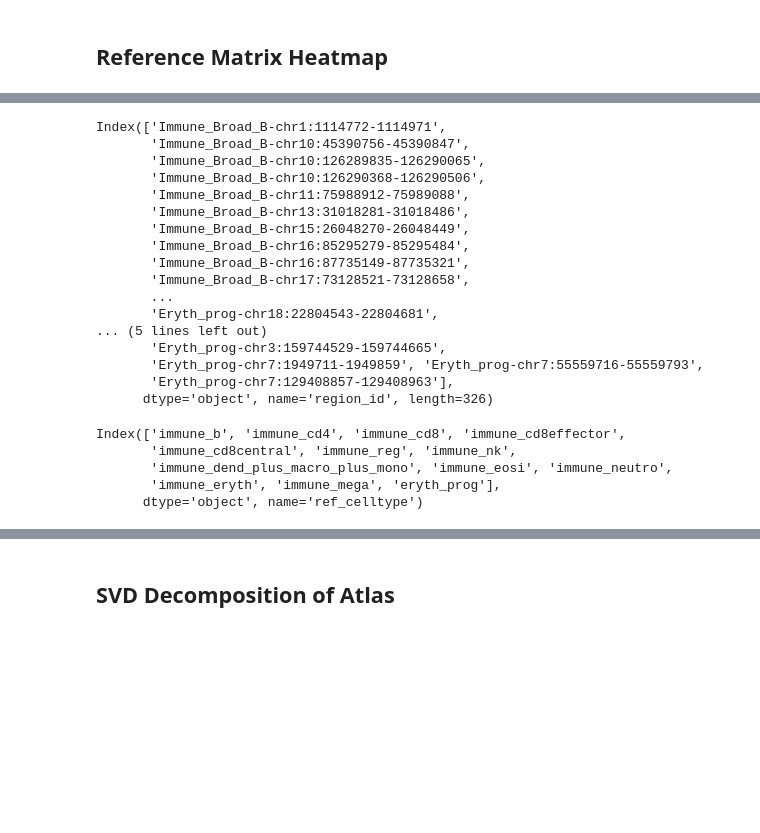
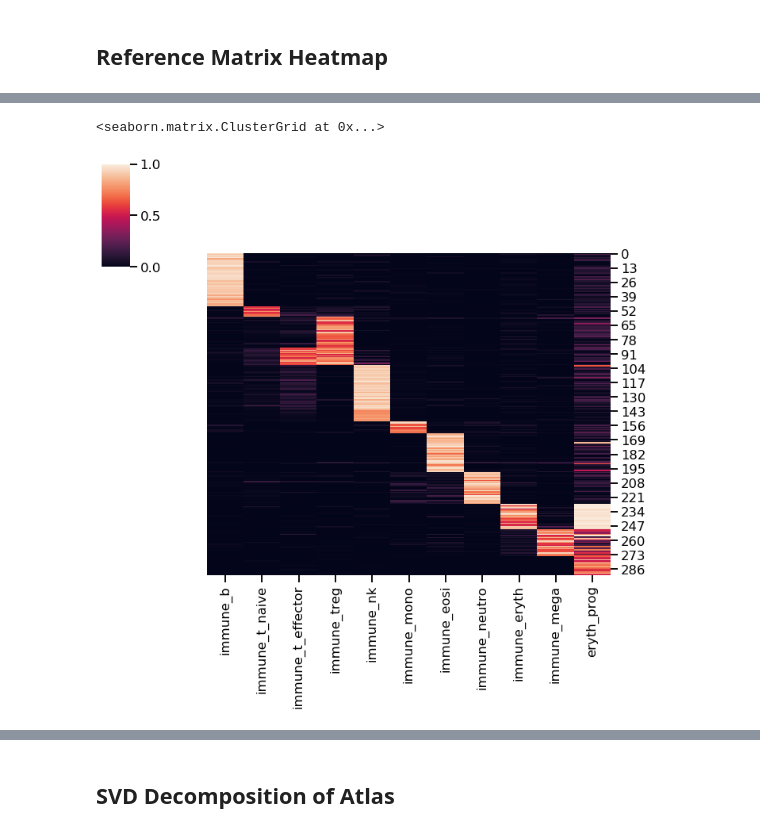
Before and after one commit to gh-msun/gh-msun, a Jupyter notebook: projects/2023_06_26_SRT_deconvolution_MS/notebooks/02_make_inhouse_reference_matrix_tsubset.ipynb, the cells around one changed output, grey strips where cells are left out. Drawn from its saved outputs; the diff is of its cells as text; code cells hidden in the pictures; blank space fills up the shorter version.

```diff
--- a/projects/2023_06_26_SRT_deconvolution_MS/notebooks/02_make_inhouse_reference_matrix_tsubset.ipynb
+++ b/projects/2023_06_26_SRT_deconvolution_MS/notebooks/02_make_inhouse_reference_matrix_tsubset.ipynb
@@ -454,34 +375,8 @@ atlas.head()
-# %%
-atlas.index
-# %% [output]
-Index(['Immune_Broad_B-chr1:1114772-1114971',
-       'Immune_Broad_B-chr10:45390756-45390847',
-       'Immune_Broad_B-chr10:126289835-126290065',
-       'Immune_Broad_B-chr10:126290368-126290506',
-       'Immune_Broad_B-chr11:75988912-75989088',
-       'Immune_Broad_B-chr13:31018281-31018486',
-       'Immune_Broad_B-chr15:26048270-26048449',
-       'Immune_Broad_B-chr16:85295279-85295484',
-       'Immune_Broad_B-chr16:87735149-87735321',
-       'Immune_Broad_B-chr17:73128521-73128658',
-       ...
-       'Eryth_prog-chr18:22804543-22804681',
-... (5 lines left out)
-       'Eryth_prog-chr3:159744529-159744665',
-       'Eryth_prog-chr7:1949711-1949859', 'Eryth_prog-chr7:55559716-55559793',
-       'Eryth_prog-chr7:129408857-129408963'],
-      dtype='object', name='region_id', length=326)
-# %%
-atlas.columns
-# %% [output]
-Index(['immune_b', 'immune_cd4', 'immune_cd8', 'immune_cd8effector',
-       'immune_cd8central', 'immune_reg', 'immune_nk',
-       'immune_dend_plus_macro_plus_mono', 'immune_eosi', 'immune_neutro',
-       'immune_eryth', 'immune_mega', 'eryth_prog'],
-      dtype='object', name='ref_celltype')
-# %%
-atlas = atlas[['immune_b', 'immune_cd4', 'immune_cd8',
-       'immune_cd8effector', 'immune_cd8central', 'immune_reg', 'immune_nk',
-       'immune_dend_plus_macro_plus_mono', 'immune_eosi', 'immune_neutro',
-       'immune_eryth', 'immune_mega', 'eryth_prog']]
+# %%
+atlas = atlas.reset_index(drop=True)
+sns.set_context("talk")
+sns.clustermap(atlas, row_cluster=False, col_cluster=False)
+# %% [output]
+<seaborn.matrix.ClusterGrid at 0x...>
+[figure, added]
 # %%
```
Also changed, not shown: parts of 28 cells of this notebook, 2 other files.
